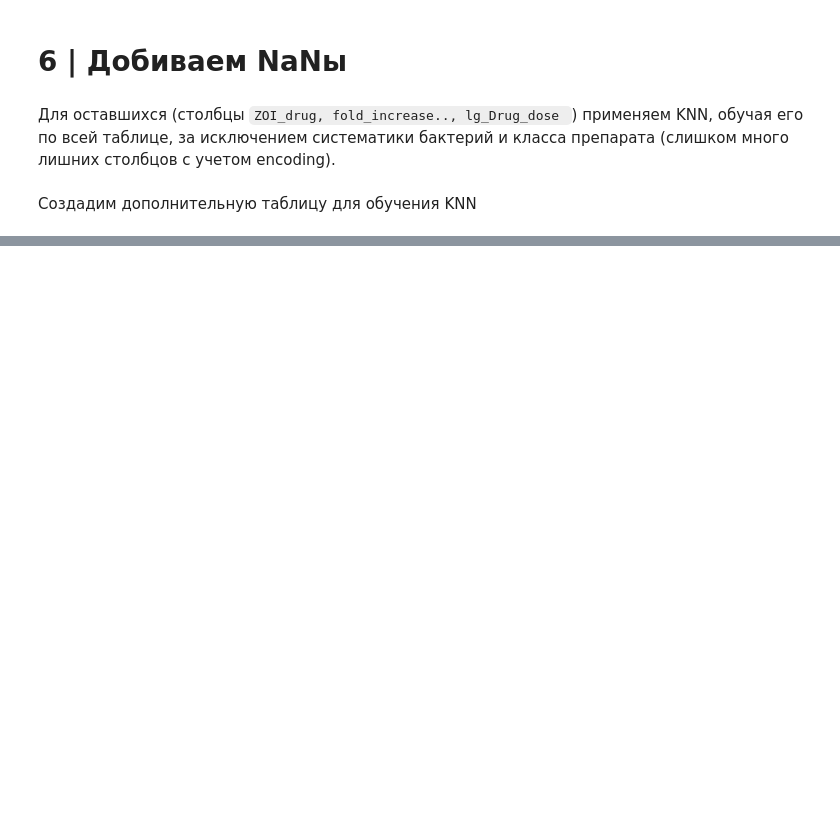
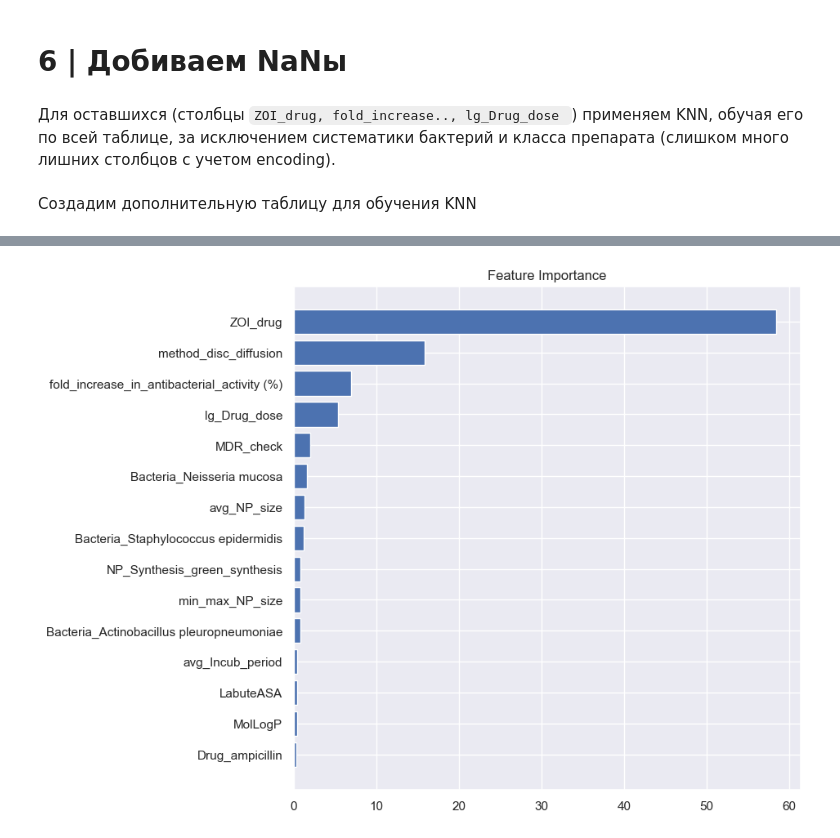
Before and after one commit to vahahahart/hackathon_team_3, a Jupyter notebook: tmp_vah.ipynb, the cells around one changed output, grey strips where cells are left out. Saved outputs shown, nothing was run; the diff lists cells and outputs as text; code cells hidden in the pictures; blank space fills up the shorter version.

Commit message:
brand_new_models

```diff
--- a/tmp_vah.ipynb
+++ b/tmp_vah.ipynb
@@ -746,0 +754,3 @@ plt.tight_layout()
+# %%
+cols_to_drop = ['Smiles']
+df_codes, df_onehot = code_and_onehot(df, cols_to_drop)
@@ -746,0 +841,22 @@ plt.tight_layout()
+# %%
+ex_tree = ExtraTreesRegressor(random_state=random_state, n_jobs=-1)
+cat = CatBoostRegressor(random_state=random_state, verbose=0)
+
+models = [ex_tree, cat]
+features = {}
+final_datas = []
+
+df_codes, df_onehot = code_and_onehot(df, cols_to_drop)
+
+for test_df, name in zip([df_codes, df_onehot], ['----- df_codes -----\n', '\n\n----- df_onehot -----\n']):
+    print(f'{name}')
+    list_best = get_scores_by_models(test_df, models)
+    list_best = list(set(list_best))
+    print(f'Best features: {len(list_best)}')
+    print(f'Scores after dropping')
+    list_best.append('ZOI_drug_NP')
+    test_df = test_df[list_best]
+    final_datas.append(test_df)
+    get_scores_by_models(test_df, models)
+
+df_codes_final, df_onehot_final = final_datas
@@ -746,0 +991,9 @@ plt.tight_layout()
+# %%
+X_train, X_test, y_train, y_test = train_test_split(
+    df_onehot.drop(columns=['ZOI_drug_NP']), df_onehot['ZOI_drug_NP'], random_state=random_state,
+    test_size=0.25
+)
+pipe = Pipeline([('scaler', StandardScaler()), ('model', vot)])
+pipe.fit(X_train, y_train)
+print(f'R2 score: {r2_score(y_test, pipe.predict(X_test))}')
+print(f'RMSE score: {mean_squared_error(y_test, pipe.predict(X_test)) ** 0.5}')
@@ -746,0 +1018,9 @@ plt.tight_layout()
+# %%
+feature_importance = cat.feature_importances_
+sorted_idx = np.argsort(feature_importance)
+fig = plt.figure(figsize=(8, 8))
+plt.barh(range(len(sorted_idx[-15:])), feature_importance[sorted_idx[-15:]], align='center')
+plt.yticks(range(len(sorted_idx[-15:])), np.array(X_test.columns)[sorted_idx[-15:]])
+plt.title('Feature Importance');
+# %% [output]
+[figure, added]
```
Also changed, not shown: parts of 64 cells of this notebook.
